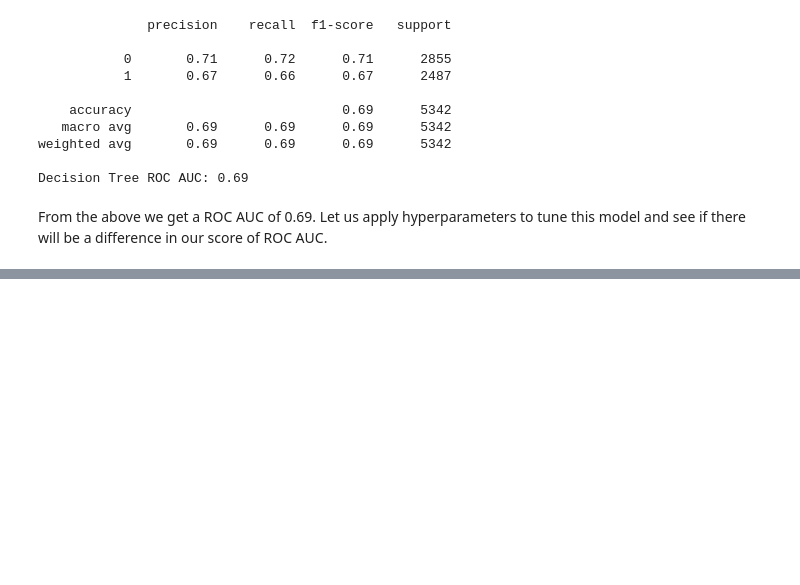
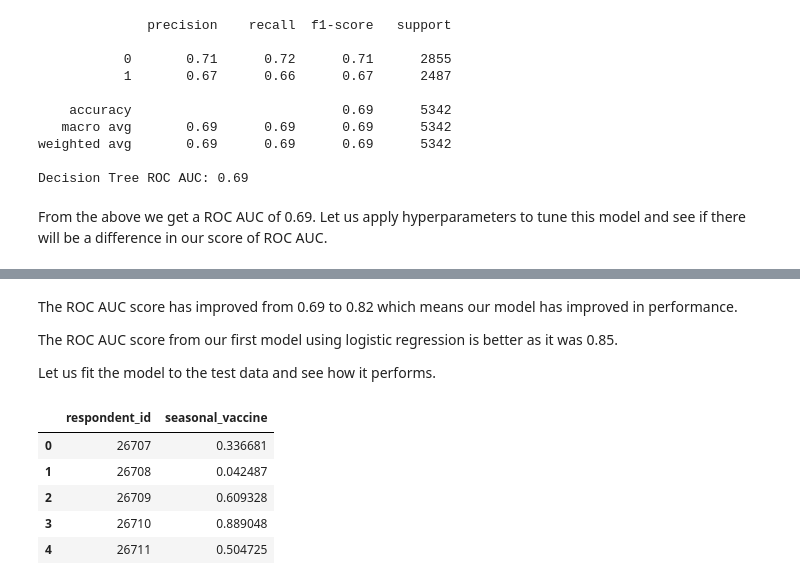
Before and after one commit to msnjerig/End-of-phase3-PROJECT, a Jupyter notebook: index.ipynb, the cells around one changed output, grey strips where cells are left out. Cells and saved outputs as stored; diff of their text form; code cells hidden in the pictures; blank space fills up the shorter version.

```diff
--- a/index.ipynb
+++ b/index.ipynb
@@ -278,0 +282,39 @@ print(f"Optimized Decision Tree ROC AUC: {tree_auc_best:.2f}")
+# %% [markdown]
+The ROC AUC score has improved from 0.69 to 0.82 which means our model has improved in performance.
+
+The ROC AUC score from our first model using logistic regression is better as it was 0.85.
+
+Let us fit the model to the test data and see how it performs.
+# %%
+
+# Load test set
+X_test = pd.read_csv('test_set_features.csv')
+respondent_ids = X_test['respondent_id']
+X_test_cleaned = X_test.drop(columns=['respondent_id'])
+
+# Final logistic regression model
+final_model = Pipeline([
+    ('preprocessor', preprocessor),
+    ('classifier', LogisticRegression(max_iter=1000, class_weight='balanced', random_state=42))
+])
+# Fit the model
+final_model.fit(X, y)
+
+# Predict on the test set
+test_proba = final_model.predict_proba(X_test_cleaned)[:, 1]
+
+# Create a submission DataFrame
+submission_df = pd.DataFrame({
+    'respondent_id': respondent_ids,
+    'seasonal_vaccine': test_proba
+})
+
+# Show sample predictions
+submission_df.head()
+# %% [output]
+|  | respondent_id | seasonal_vaccine |
+| 0 | 26707 | 0.336681 |
+| 1 | 26708 | 0.042487 |
+| 2 | 26709 | 0.609328 |
+| 3 | 26710 | 0.889048 |
+| 4 | 26711 | 0.504725 |
```
Also changed, not shown: parts of 6 cells of this notebook.
